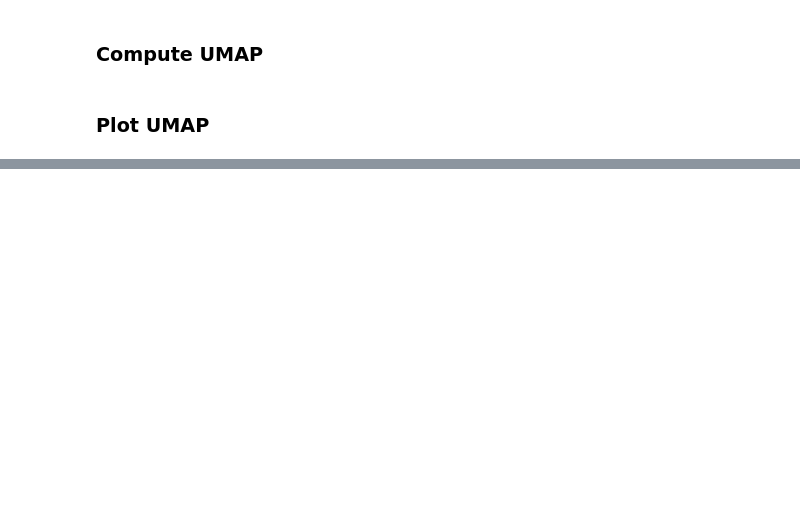
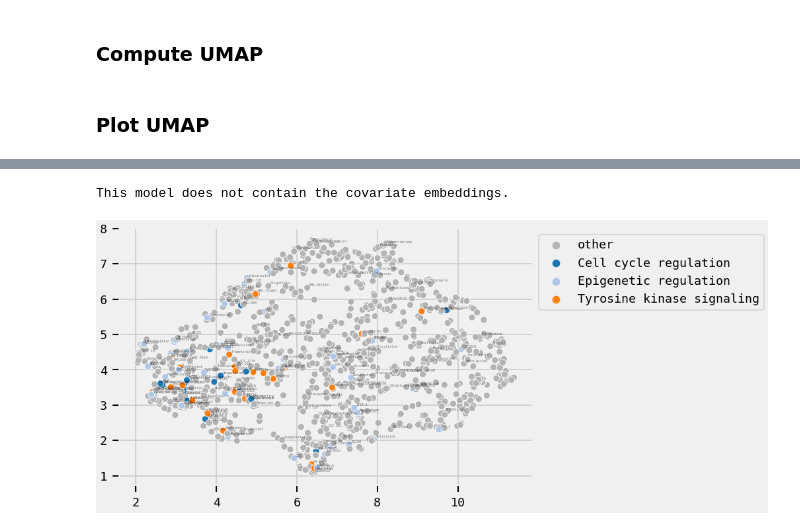
Before and after one commit to theislab/chemCPA, a Jupyter notebook: notebooks/CCPA_latent_drug_UMAP.ipynb, the cells around one changed output, grey strips where cells are left out. Cells and saved outputs as stored; diff of their text form; code cells hidden in the pictures; blank space fills up the shorter version.

```diff
--- a/notebooks/CCPA_latent_drug_UMAP.ipynb
+++ b/notebooks/CCPA_latent_drug_UMAP.ipynb
@@ -179,0 +250,3 @@ The PostScript backend does not support transparency; partially transparent arti
+# %%
+config['dataset']['n_vars'] = dataset.n_vars
+config["model"]["append_ae_layer"] = False
@@ -179,0 +271,22 @@ The PostScript backend does not support transparency; partially transparent arti
+# %%
+smiles_list = list(set(canon_smiles_unique_sorted + smiles_subset))
+model_pretrained, embedding_pretrained = load_model(config, smiles_list)
+# %% [output]
+This model does not contain the covariate embeddings.
+# %%
+transf_embeddings_pretrained = compute_drug_embeddings(model_pretrained, embedding_pretrained)#[cond]
+
+mapper_pretrained = umap.UMAP(n_neighbors=15, min_dist=0.1).fit_transform(transf_embeddings_pretrained)
+# %%
+sciplex_drugs = dataset_.obs.condition.unique().to_list()
+# %%
+plot_umap(
+    mapper_pretrained,
+    smiles_list,
+    smiles_to_pathway_map,
+    smiles_to_drug_map,
+#     groups = groups_pw2,
+    ood_drugs=sciplex_drugs
+)
+# %% [output]
+[figure, added]
```
Also changed, not shown: parts of 23 cells of this notebook, 4 other files.
